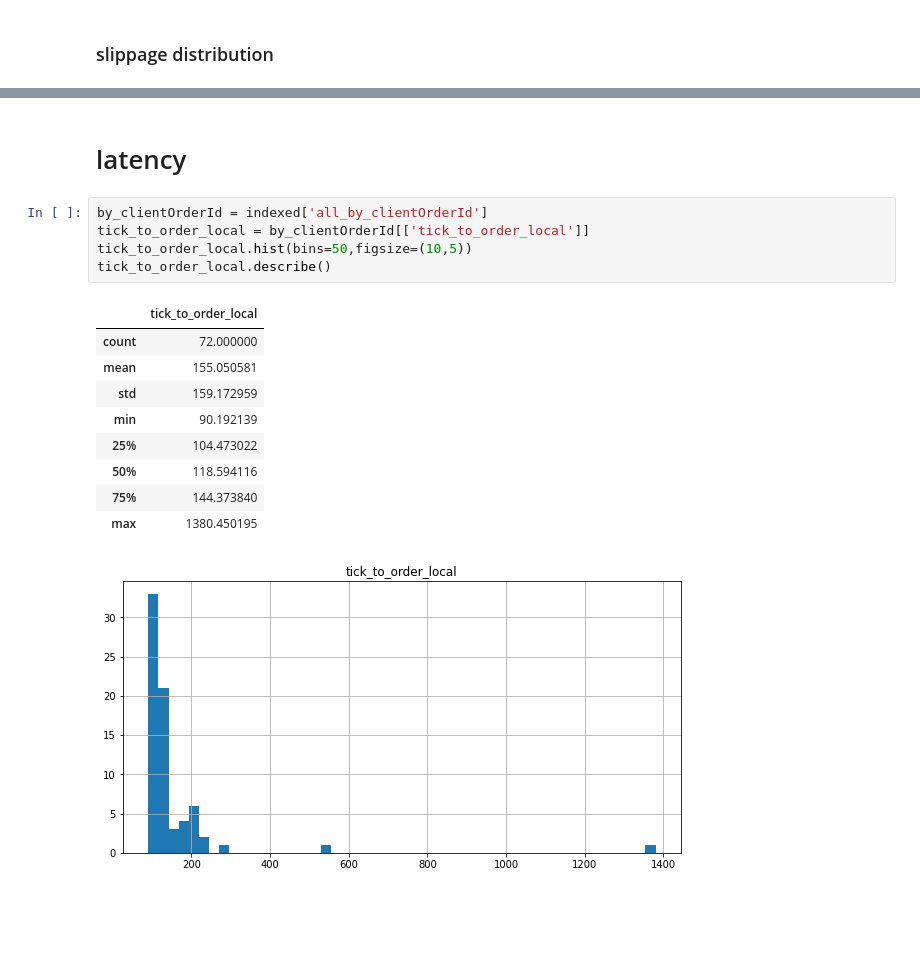
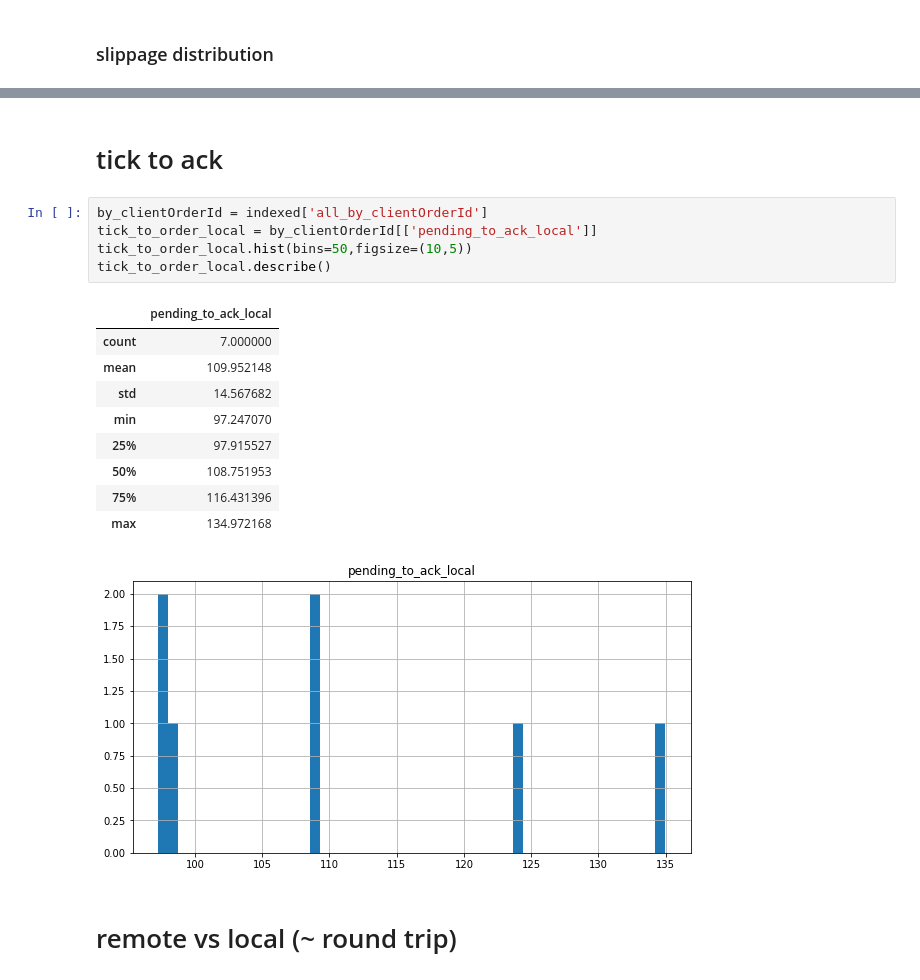
Before and after one commit to Sety-project/pylibs, a Jupyter notebook: ux/exec_logs.ipynb, the cells around one changed output, grey strips where cells are left out. Saved outputs shown, nothing was run; the diff lists cells and outputs as text; blank space fills up the shorter version.

```diff
--- a/ux/exec_logs.ipynb
+++ b/ux/exec_logs.ipynb
@@ -79,21 +94,23 @@ trackrecord.plot.bar(secondary_y='perleg_filled_USD',figsize=(20,10))
 # %% [markdown]
-# latency
+# tick to ack
 # %%
 by_clientOrderId = indexed['all_by_clientOrderId']
-tick_to_order_local = by_clientOrderId[['tick_to_order_local']]
+tick_to_order_local = by_clientOrderId[['pending_to_ack_local']]
 tick_to_order_local.hist(bins=50,figsize=(10,5))
 tick_to_order_local.describe()
 # %% [output]
-|  | tick_to_order_local |
-| count | 72.000000 |
-| mean | 155.050581 |
-| std | 159.172959 |
-| min | 90.192139 |
-| 25% | 104.473022 |
-| 50% | 118.594116 |
-| 75% | 144.373840 |
-| max | 1380.450195 |
+|  | pending_to_ack_local |
+| count | 7.000000 |
+| mean | 109.952148 |
+| std | 14.567682 |
+| min | 97.247070 |
+| 25% | 97.915527 |
+| 50% | 108.751953 |
+| 75% | 116.431396 |
+| max | 134.972168 |
-[figure, old version]
+[figure, new version]
+# %% [markdown]
+# remote vs local (~ round trip)
 # %%
 round_trip = pd.DataFrame(columns=['round_trip'], data = 2*(indexed['all_data']['timestamp']-indexed['all_data']['remote_timestamp']))
 round_trip.hist(bins=50,figsize=(20,10))
```
Also changed, not shown: parts of 8 cells of this notebook, 9 other files.
